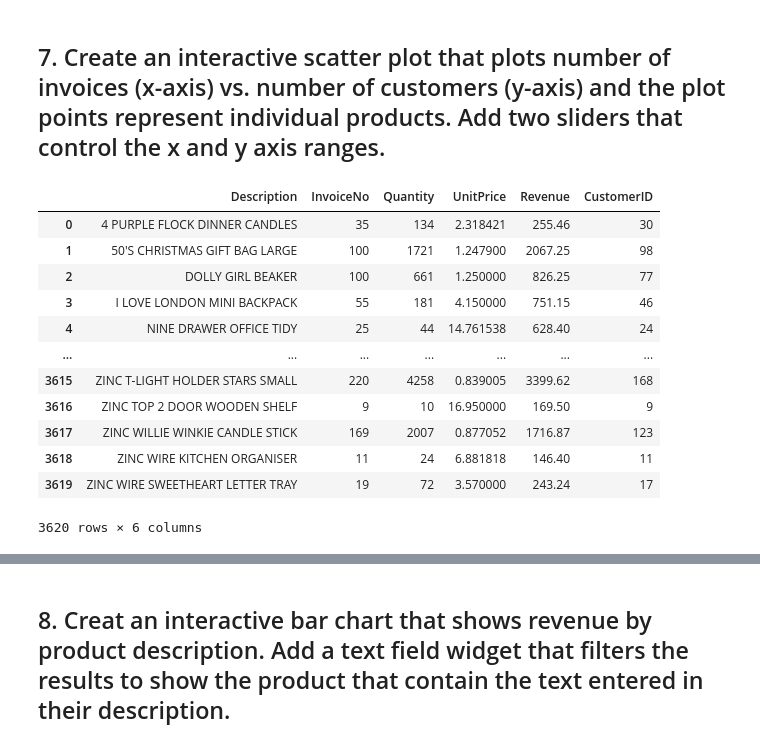
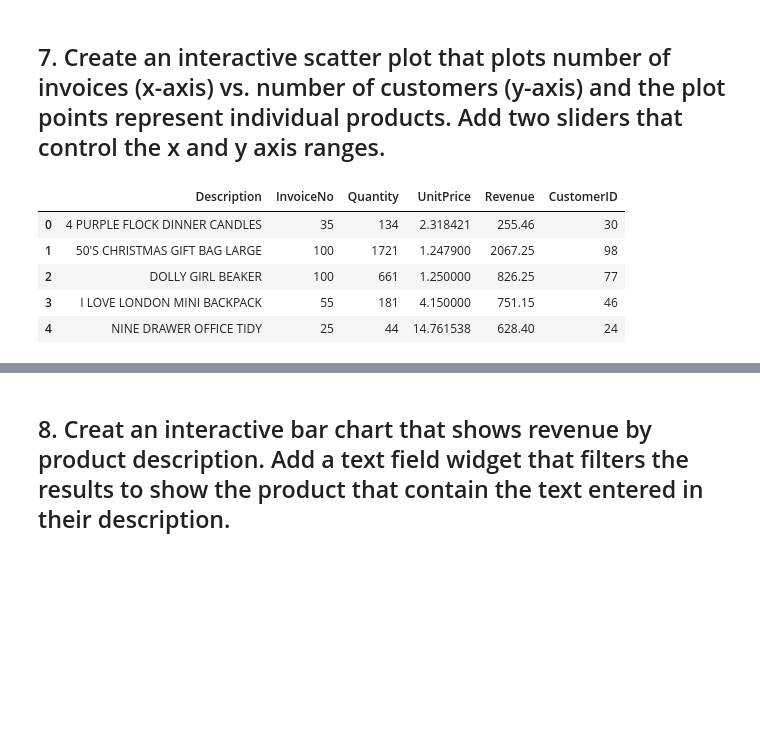
Before and after one commit to Cristina6692/datamad0120, a Jupyter notebook: module-2/lab-interactive-visualization/your-code/main.ipynb, the cells around one changed output, grey strips where cells are left out. Saved outputs shown, nothing was run; the diff lists cells and outputs as text; code cells hidden in the pictures; blank space fills up the shorter version.

```diff
--- a/module-2/lab-interactive-visualization/your-code/main.ipynb
+++ b/module-2/lab-interactive-visualization/your-code/main.ipynb
@@ -173,26 +167,19 @@ interactive(children=(Dropdown(description='Year', options=(2010, 2011), value=2
 # %%
 agg_func = {'InvoiceNo':'nunique',
             'Quantity':'sum',
             'UnitPrice':'mean',
             'Revenue':'sum',
             'CustomerID':'nunique'}
 
 products = uk.groupby('Description').agg(agg_func).reset_index()
-products
+products.head()
 # %% [output]
 |  | Description | InvoiceNo | Quantity | UnitPrice | Revenue | CustomerID |
 | 0 | 4 PURPLE FLOCK DINNER CANDLES | 35 | 134 | 2.318421 | 255.46 | 30 |
 | 1 | 50'S CHRISTMAS GIFT BAG LARGE | 100 | 1721 | 1.247900 | 2067.25 | 98 |
 | 2 | DOLLY GIRL BEAKER | 100 | 661 | 1.250000 | 826.25 | 77 |
 | 3 | I LOVE LONDON MINI BACKPACK | 55 | 181 | 4.150000 | 751.15 | 46 |
 | 4 | NINE DRAWER OFFICE TIDY | 25 | 44 | 14.761538 | 628.40 | 24 |
-| ... | ... | ... | ... | ... | ... | ... |
-| 3615 | ZINC T-LIGHT HOLDER STARS SMALL | 220 | 4258 | 0.839005 | 3399.62 | 168 |
-| 3616 | ZINC TOP 2 DOOR WOODEN SHELF | 9 | 10 | 16.950000 | 169.50 | 9 |
-| 3617 | ZINC WILLIE WINKIE CANDLE STICK | 169 | 2007 | 0.877052 | 1716.87 | 123 |
-| 3618 | ZINC WIRE KITCHEN ORGANISER | 11 | 24 | 6.881818 | 146.40 | 11 |
-| 3619 | ZINC WIRE SWEETHEART LETTER TRAY | 19 | 72 | 3.570000 | 243.24 | 17 |
-3620 rows × 6 columns
 # %%
 @interact(Invoices = (8, len(products['InvoiceNo'].unique())),
             Customers = (8, len(products['CustomerID'])))
```
Also changed, not shown: parts of 4 cells of this notebook.
